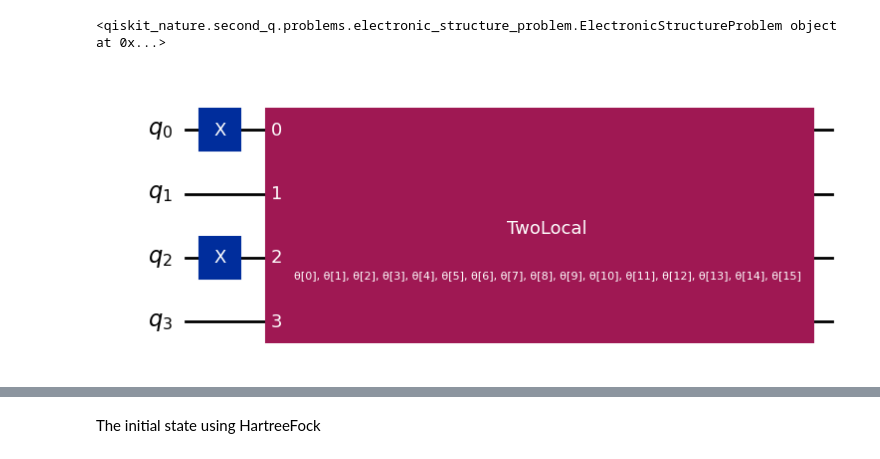
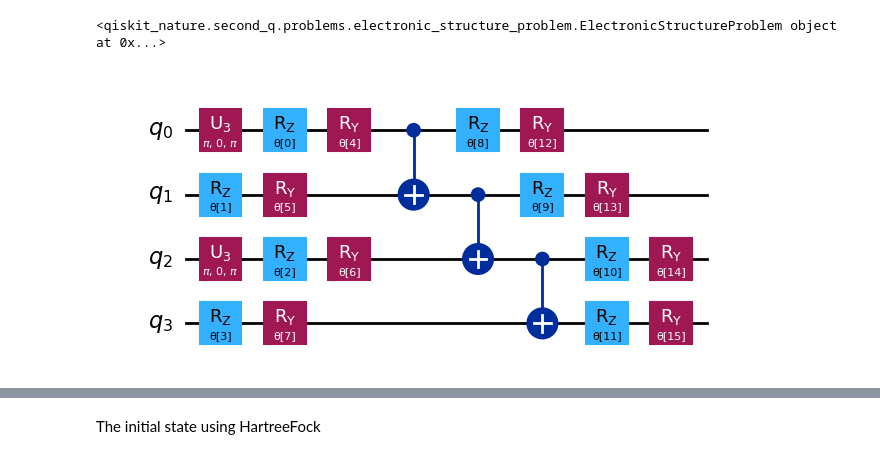
Before and after one commit to JoeJoeNguyen/quantumComputing, a Jupyter notebook: QML/OpenFermion.ipynb, the cells around one changed output, grey strips where cells are left out. Cells and saved outputs as stored; diff of their text form; code cells hidden in the pictures.

```diff
--- a/QML/OpenFermion.ipynb
+++ b/QML/OpenFermion.ipynb
@@ -86,23 +85,23 @@ qubit_jw_op = mapper.map(fermionic_op)
 # %%
 from qiskit import QuantumCircuit
 from qiskit.circuit.library import TwoLocal
 import numpy as np
 # Initial States base on HatreeFock approximation
 reference_circuit = QuantumCircuit(4)
 reference_circuit.x(0)
 reference_circuit.x(2)
 variational_form = TwoLocal(
     4,
     rotation_blocks=["rz", "ry"],
     entanglement_blocks="cx",
     entanglement="linear",
     reps=1,
 )
 
 ansatz = reference_circuit.compose(variational_form)
-ansatz.draw('mpl')
+ansatz.decompose().draw('mpl')
 # %% [output]
-[figure, old version]
+[figure, new version]
 # %%
 def cost_func_vqe(parameters, ansatz, hamiltonian, estimator):
     """Return estimate of energy from estimator
```
Also changed, not shown: parts of 6 cells of this notebook, 1 other file.
